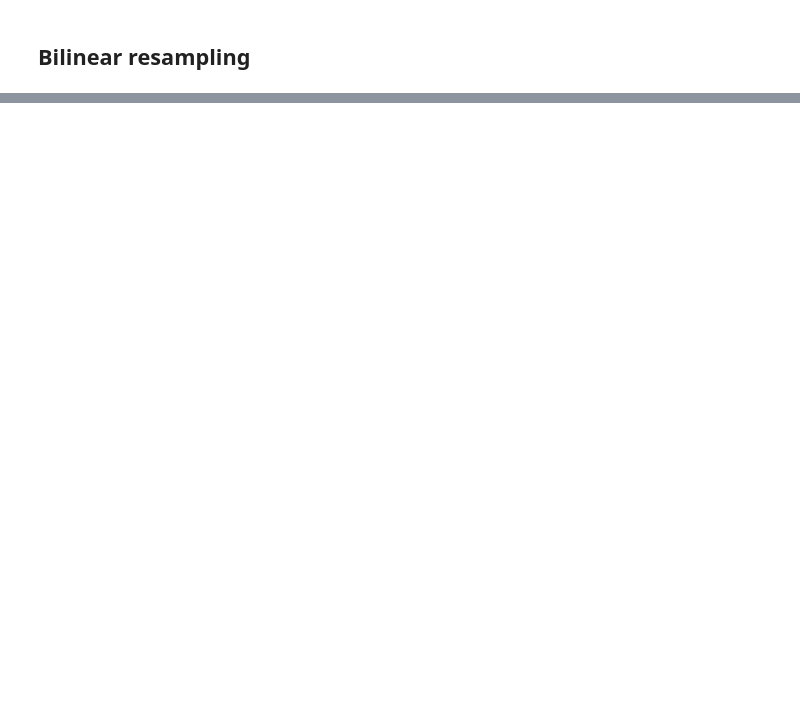
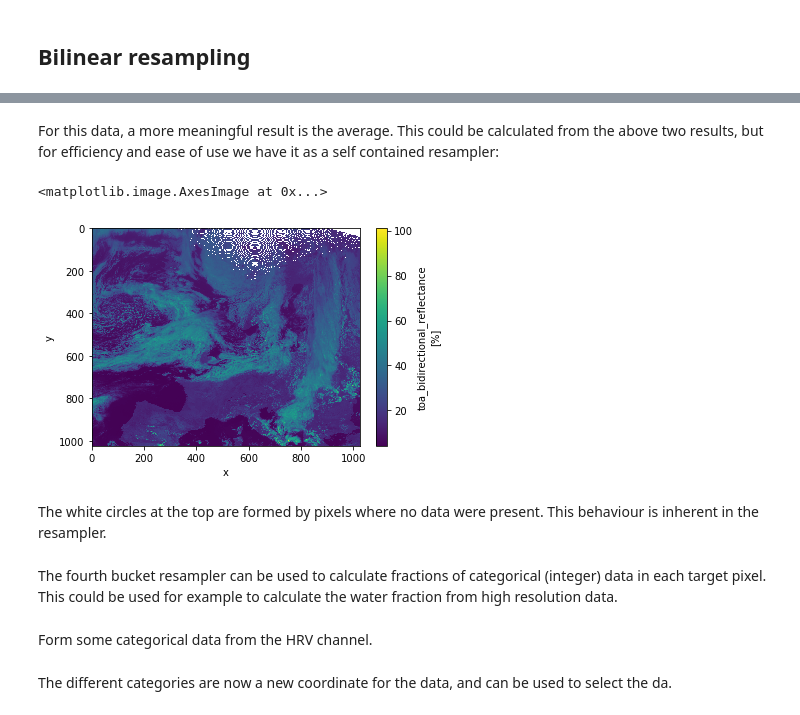
Before and after one commit to pytroll/pytroll-examples, a Jupyter notebook: satpy/resampling.ipynb, the cells around one changed output, grey strips where cells are left out. Cells and saved outputs as stored; diff of their text form; code cells hidden in the pictures; blank space fills up the shorter version.

```diff
--- a/satpy/resampling.ipynb
+++ b/satpy/resampling.ipynb
@@ -141,0 +99,14 @@ plt.show()
+# %% [markdown]
+For this data, a more meaningful result is the average. This could be calculated from the above two results, but for efficiency and ease of use we have it as a self contained resampler:
+# %%
+res = scn.resample('euro4', resampler='bucket_avg')
+res['HRV'].plot.imshow(origin='upper')
+# %% [output]
+<matplotlib.image.AxesImage at 0x...>
+[figure, added]
+# %% [markdown]
+The white circles at the top are formed by pixels where no data were present. This behaviour is inherent in the resampler.
+# %% [markdown]
+The fourth bucket resampler can be used to calculate fractions of categorical (integer) data in each target pixel. This could be used for example to calculate the water fraction from high resolution data.
+# %% [markdown]
+Form some categorical data from the HRV channel.
@@ -141,0 +122,2 @@ plt.show()
+# %% [markdown]
+The different categories are now a new coordinate for the data, and can be used to select the da.
```
Also changed, not shown: parts of 39 cells of this notebook.
